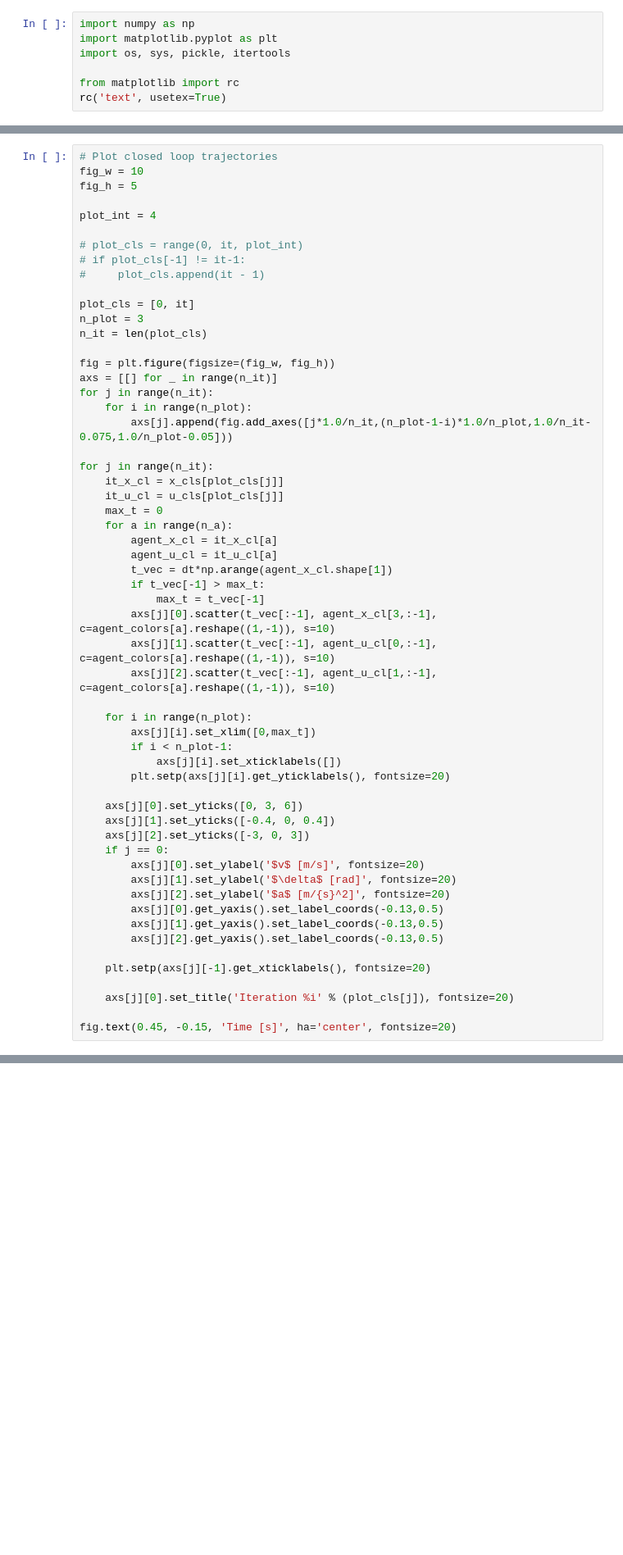
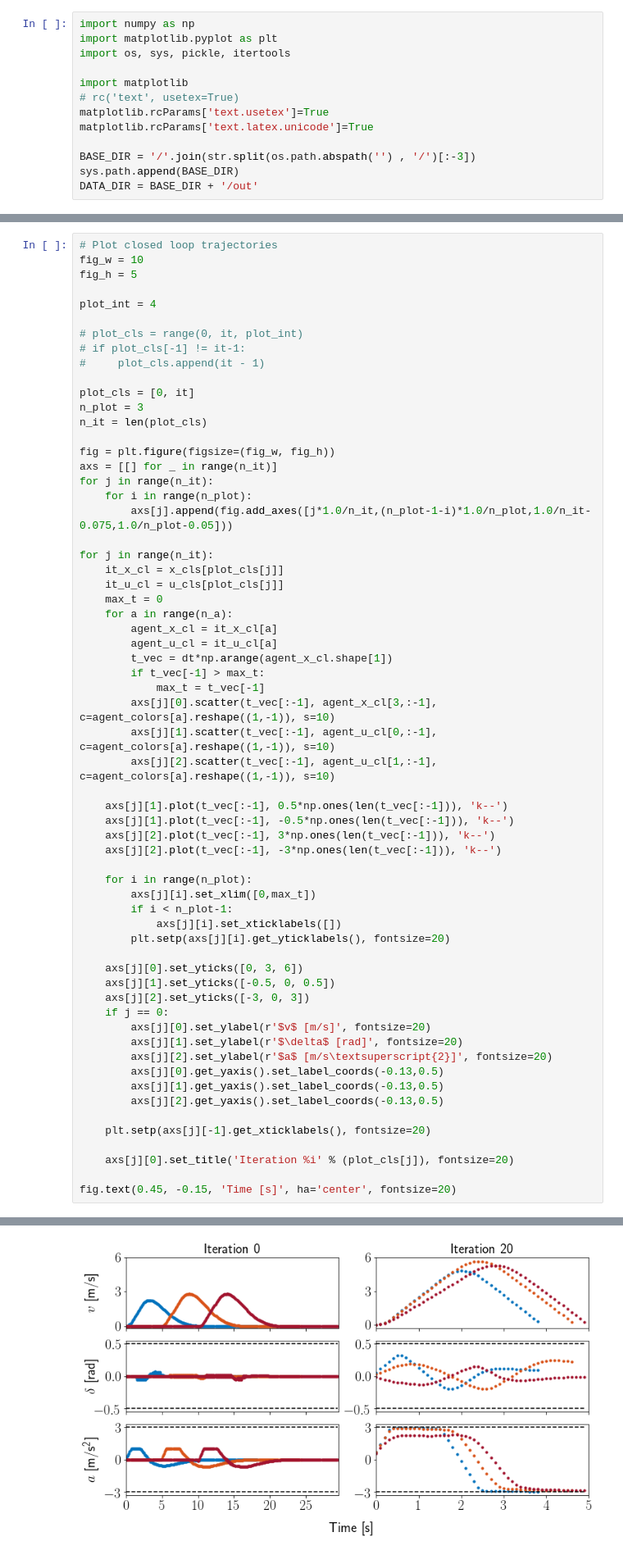
Before and after one commit to zhu-edward/multi-agent-LMPC, a Jupyter notebook: CoopLMPC/3_agent_nl_demo/notebooks/data_analysis.ipynb, the cells around one changed output, grey strips where cells are left out. Shown at 82% size. Cells and saved outputs as stored; diff of their text form; blank space fills up the shorter version.

Commit message:
More changes to data analysis notebook

```diff
--- a/CoopLMPC/3_agent_nl_demo/notebooks/data_analysis.ipynb
+++ b/CoopLMPC/3_agent_nl_demo/notebooks/data_analysis.ipynb
@@ -3,5 +3,11 @@ import numpy as np
 import matplotlib.pyplot as plt
 import os, sys, pickle, itertools
 
-from matplotlib import rc
-rc('text', usetex=True)
+import matplotlib
+# rc('text', usetex=True)
+matplotlib.rcParams['text.usetex']=True
+matplotlib.rcParams['text.latex.unicode']=True
+
+BASE_DIR = '/'.join(str.split(os.path.abspath('') , '/')[:-3])
+sys.path.append(BASE_DIR)
+DATA_DIR = BASE_DIR + '/out'
@@ -190,6 +205,11 @@ for j in range(n_it):
         axs[j][1].scatter(t_vec[:-1], agent_u_cl[0,:-1], c=agent_colors[a].reshape((1,-1)), s=10)
         axs[j][2].scatter(t_vec[:-1], agent_u_cl[1,:-1], c=agent_colors[a].reshape((1,-1)), s=10)
 
+    axs[j][1].plot(t_vec[:-1], 0.5*np.ones(len(t_vec[:-1])), 'k--')
+    axs[j][1].plot(t_vec[:-1], -0.5*np.ones(len(t_vec[:-1])), 'k--')
+    axs[j][2].plot(t_vec[:-1], 3*np.ones(len(t_vec[:-1])), 'k--')
+    axs[j][2].plot(t_vec[:-1], -3*np.ones(len(t_vec[:-1])), 'k--')
+
     for i in range(n_plot):
         axs[j][i].set_xlim([0,max_t])
         if i < n_plot-1:
@@ -197,12 +217,12 @@ for j in range(n_it):
         plt.setp(axs[j][i].get_yticklabels(), fontsize=20)
 
     axs[j][0].set_yticks([0, 3, 6])
-    axs[j][1].set_yticks([-0.4, 0, 0.4])
+    axs[j][1].set_yticks([-0.5, 0, 0.5])
     axs[j][2].set_yticks([-3, 0, 3])
     if j == 0:
-        axs[j][0].set_ylabel('$v$ [m/s]', fontsize=20)
-        axs[j][1].set_ylabel('$\delta$ [rad]', fontsize=20)
-        axs[j][2].set_ylabel('$a$ [m/{s}^2]', fontsize=20)
+        axs[j][0].set_ylabel(r'$v$ [m/s]', fontsize=20)
+        axs[j][1].set_ylabel(r'$\delta$ [rad]', fontsize=20)
+        axs[j][2].set_ylabel(r'$a$ [m/s\textsuperscript{2}]', fontsize=20)
         axs[j][0].get_yaxis().set_label_coords(-0.13,0.5)
         axs[j][1].get_yaxis().set_label_coords(-0.13,0.5)
         axs[j][2].get_yaxis().set_label_coords(-0.13,0.5)
@@ -212,3 +232,4 @@ for j in range(n_it):
     axs[j][0].set_title('Iteration %i' % (plot_cls[j]), fontsize=20)
 
 fig.text(0.45, -0.15, 'Time [s]', ha='center', fontsize=20)
+# %% [output]
@@ -215,3 +237,4 @@ fig.text(0.45, -0.15, 'Time [s]', ha='center', fontsize=20)
+[figure, added]
 # %%
 x_lim = [-6, 6]
 y_lim = [-6, 6]
```
Also changed, not shown: parts of 10 cells of this notebook.
